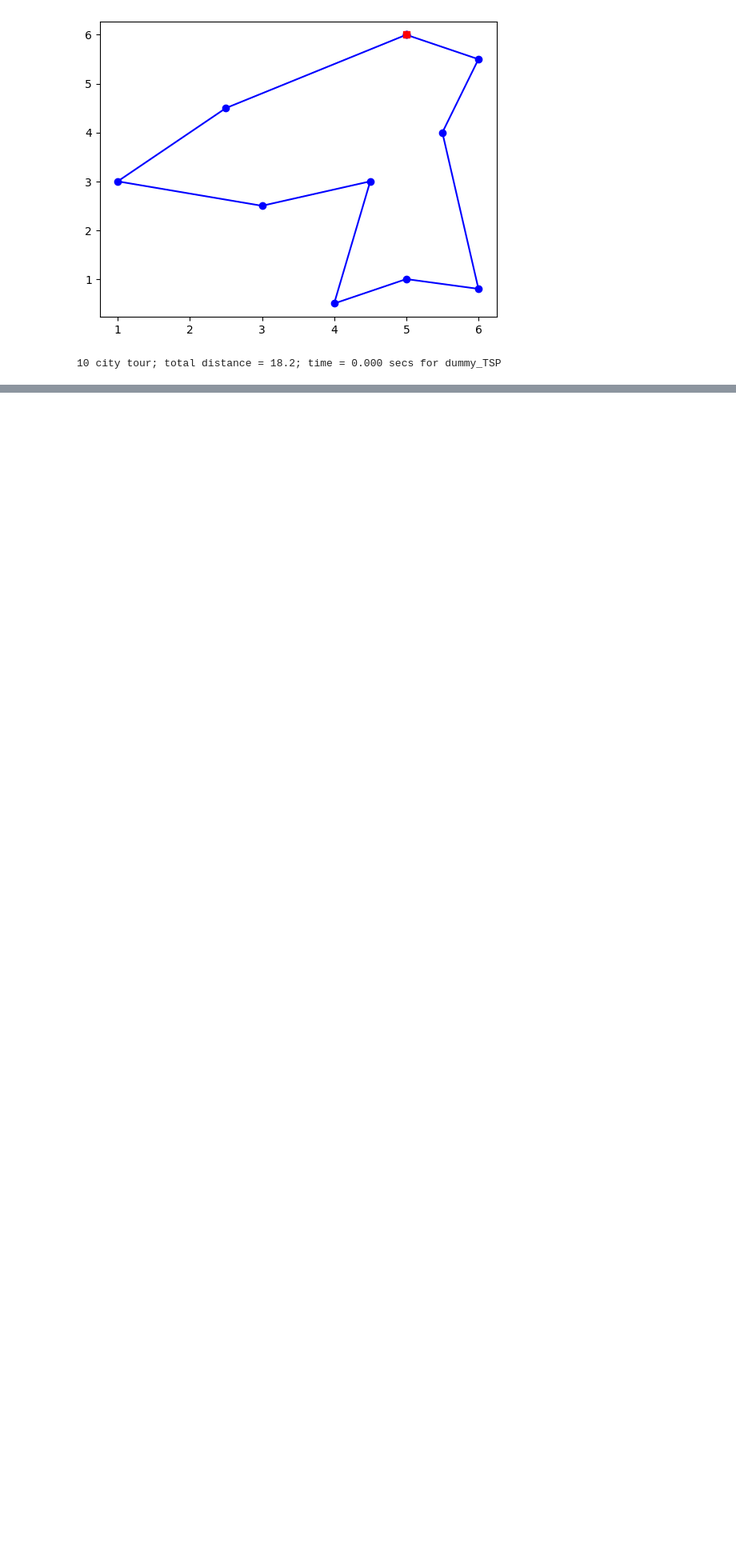
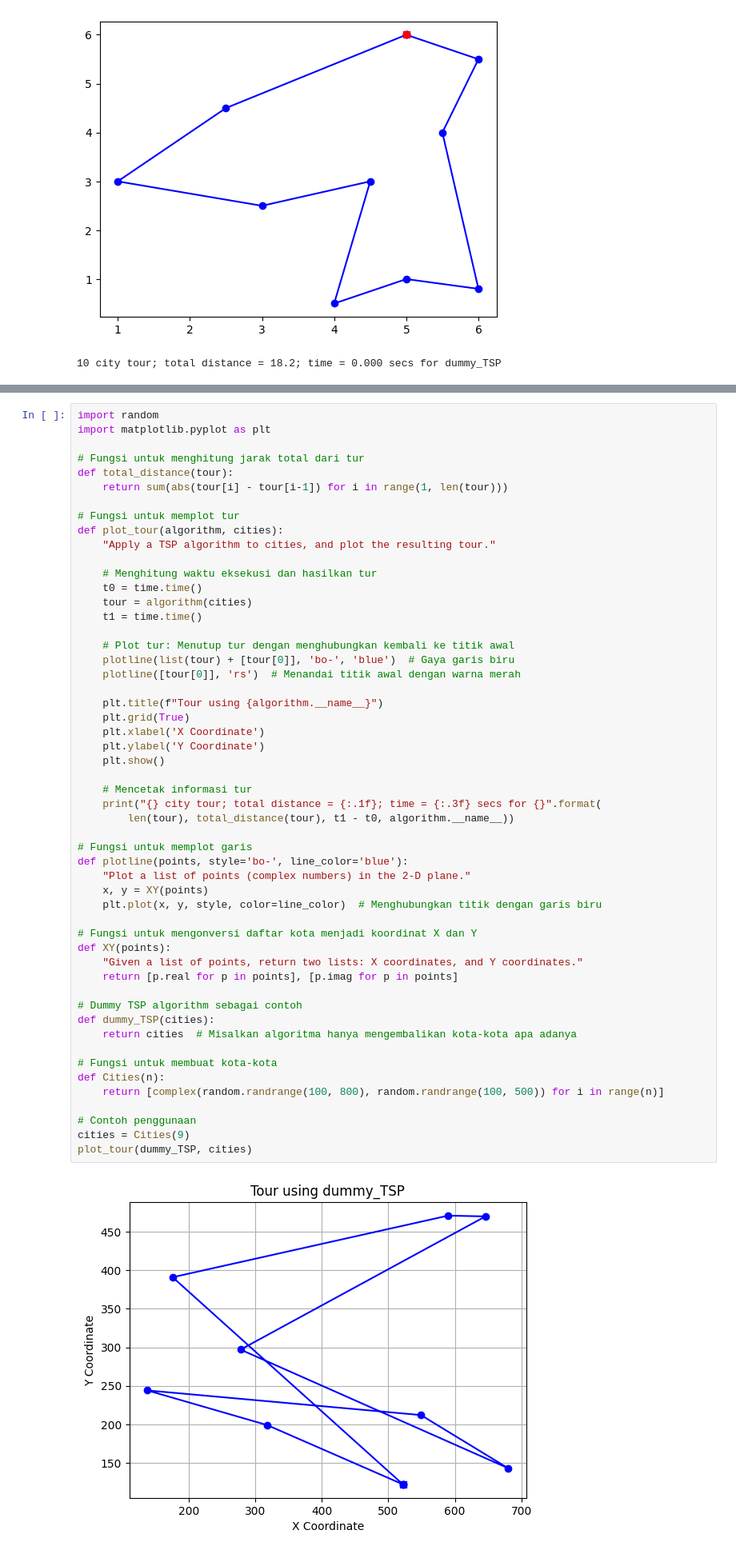
Before and after one commit to DickyDescta/Python-project, a Jupyter notebook: DAA_pertemuan_6.ipynb, the cells around one changed output, grey strips where cells are left out. Shown: that part at 80% size. Cells and saved outputs as stored; diff of their text form; blank space fills up the shorter version.

```diff
--- a/DAA_pertemuan_6.ipynb
+++ b/DAA_pertemuan_6.ipynb
@@ -293,0 +259,55 @@ plt.show()
+# %%
+import random
+import matplotlib.pyplot as plt
+
+# Fungsi untuk menghitung jarak total dari tur
+def total_distance(tour):
+    return sum(abs(tour[i] - tour[i-1]) for i in range(1, len(tour)))
+
+# Fungsi untuk memplot tur
+def plot_tour(algorithm, cities):
+    "Apply a TSP algorithm to cities, and plot the resulting tour."
+
+    # Menghitung waktu eksekusi dan hasilkan tur
+    t0 = time.time()
+    tour = algorithm(cities)
+    t1 = time.time()
+
+    # Plot tur: Menutup tur dengan menghubungkan kembali ke titik awal
+    plotline(list(tour) + [tour[0]], 'bo-', 'blue')  # Gaya garis biru
+    plotline([tour[0]], 'rs')  # Menandai titik awal dengan warna merah
+
+    plt.title(f"Tour using {algorithm.__name__}")
+    plt.grid(True)
+    plt.xlabel('X Coordinate')
+    plt.ylabel('Y Coordinate')
+    plt.show()
+
+    # Mencetak informasi tur
+    print("{} city tour; total distance = {:.1f}; time = {:.3f} secs for {}".format(
+        len(tour), total_distance(tour), t1 - t0, algorithm.__name__))
+
+# Fungsi untuk memplot garis
+def plotline(points, style='bo-', line_color='blue'):
+    "Plot a list of points (complex numbers) in the 2-D plane."
+    x, y = XY(points)
+    plt.plot(x, y, style, color=line_color)  # Menghubungkan titik dengan garis biru
+
+# Fungsi untuk mengonversi daftar kota menjadi koordinat X dan Y
+def XY(points):
+    "Given a list of points, return two lists: X coordinates, and Y coordinates."
+    return [p.real for p in points], [p.imag for p in points]
+
+# Dummy TSP algorithm sebagai contoh
+def dummy_TSP(cities):
+    return cities  # Misalkan algoritma hanya mengembalikan kota-kota apa adanya
+
+# Fungsi untuk membuat kota-kota
+def Cities(n):
+    return [complex(random.randrange(100, 800), random.randrange(100, 500)) for i in range(n)]
+
+# Contoh penggunaan
+cities = Cities(9)
+plot_tour(dummy_TSP, cities)
+# %% [output]
+[figure, added]
```
Also changed, not shown: parts of 3 cells of this notebook.
